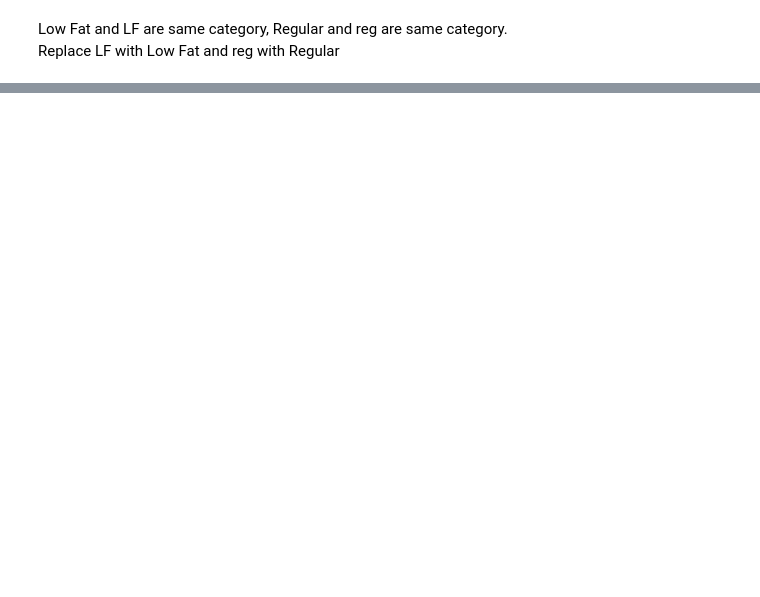
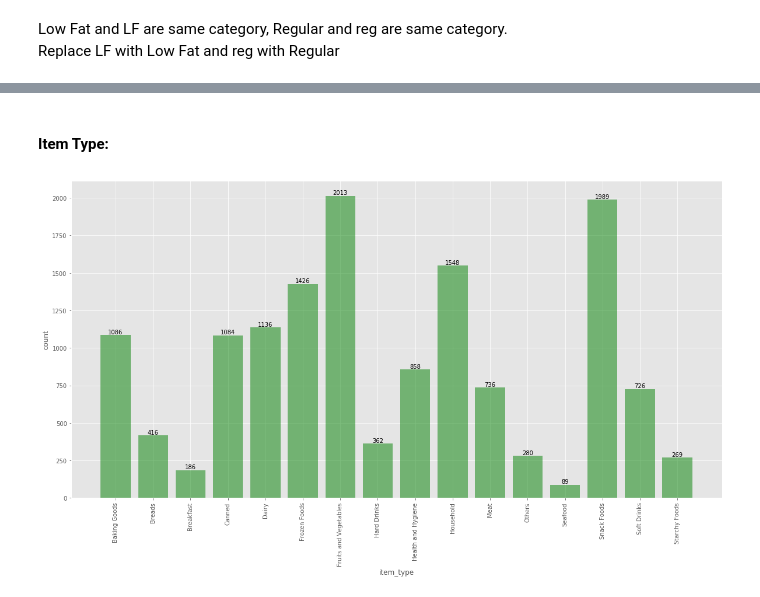
Before and after one commit to tanujbafila01/utils, a Jupyter notebook: av_bmsp_r_to_python.ipynb, the cells around one changed output, grey strips where cells are left out. Drawn from its saved outputs; the diff is of its cells as text; code cells hidden in the pictures; blank space fills up the shorter version.

```diff
--- a/av_bmsp_r_to_python.ipynb
+++ b/av_bmsp_r_to_python.ipynb
@@ -281,0 +292,25 @@ plot = plt.hist(train['Item_Fat_Content'], color='g', label='item_fat_content')
+# %% [markdown]
+#### Item Type:
+# %%
+# plot for item type
+fig = plt.figure(figsize=(20,10))
+ax = fig.add_subplot(111)
+plt.ylabel('count')
+plt.xlabel('item_type')
+plt.xticks(rotation=90)
+freq1 = combi['Item_Type'].value_counts()      #TODO: plot histogram without NaN values
+bins1 = freq1.index
+x1=ax.bar(bins1, freq1, color='g',  alpha=0.5)
+
+def autolabel(rects):
+    """
+    Attach a text label above each bar displaying its height
+    """
+    for rect in rects:
+        height = rect.get_height()
+        ax.text(rect.get_x() + rect.get_width()/2., (0.5+height),
+                '%d' % int(height),
+                ha='center', va='bottom')
+autolabel(x1)
+# %% [output]
+[figure, added]
```
Also changed, not shown: parts of 126 cells of this notebook.
